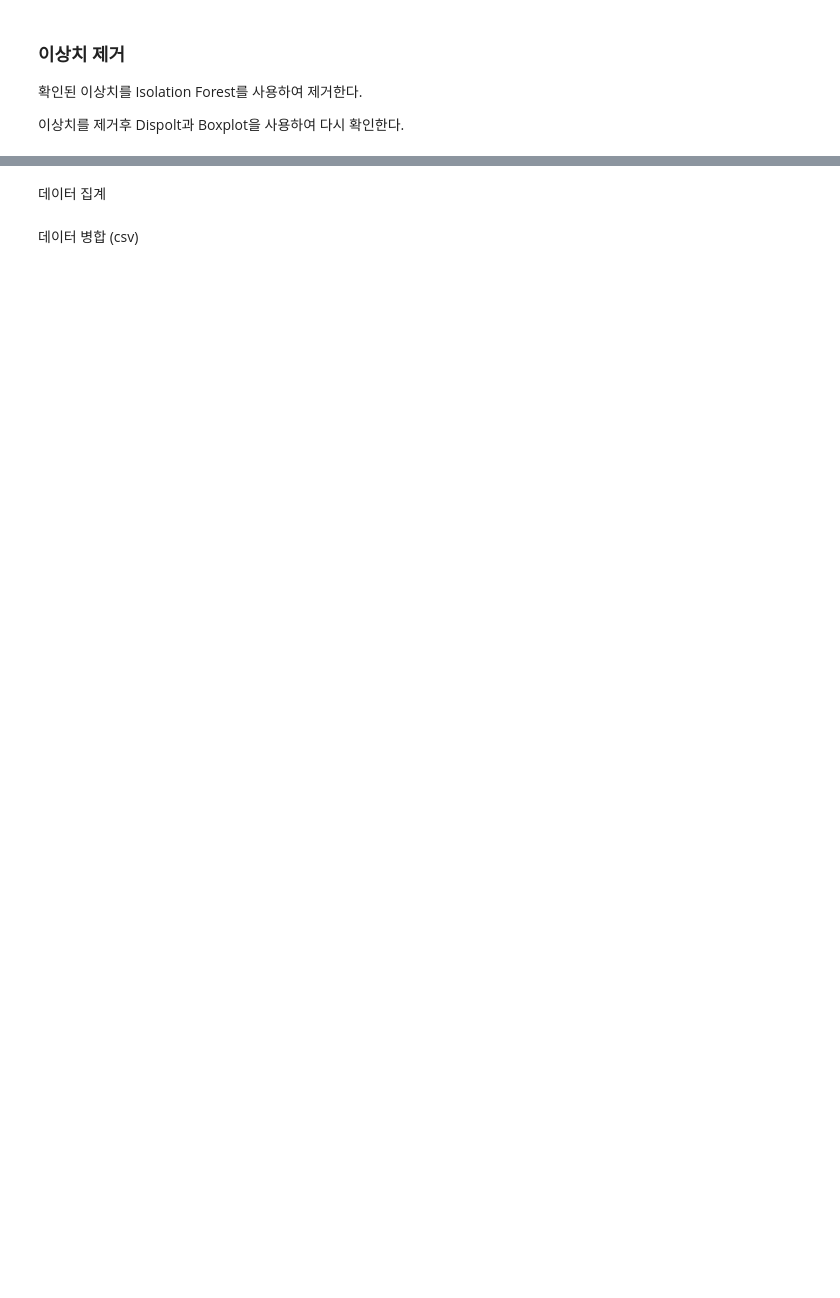
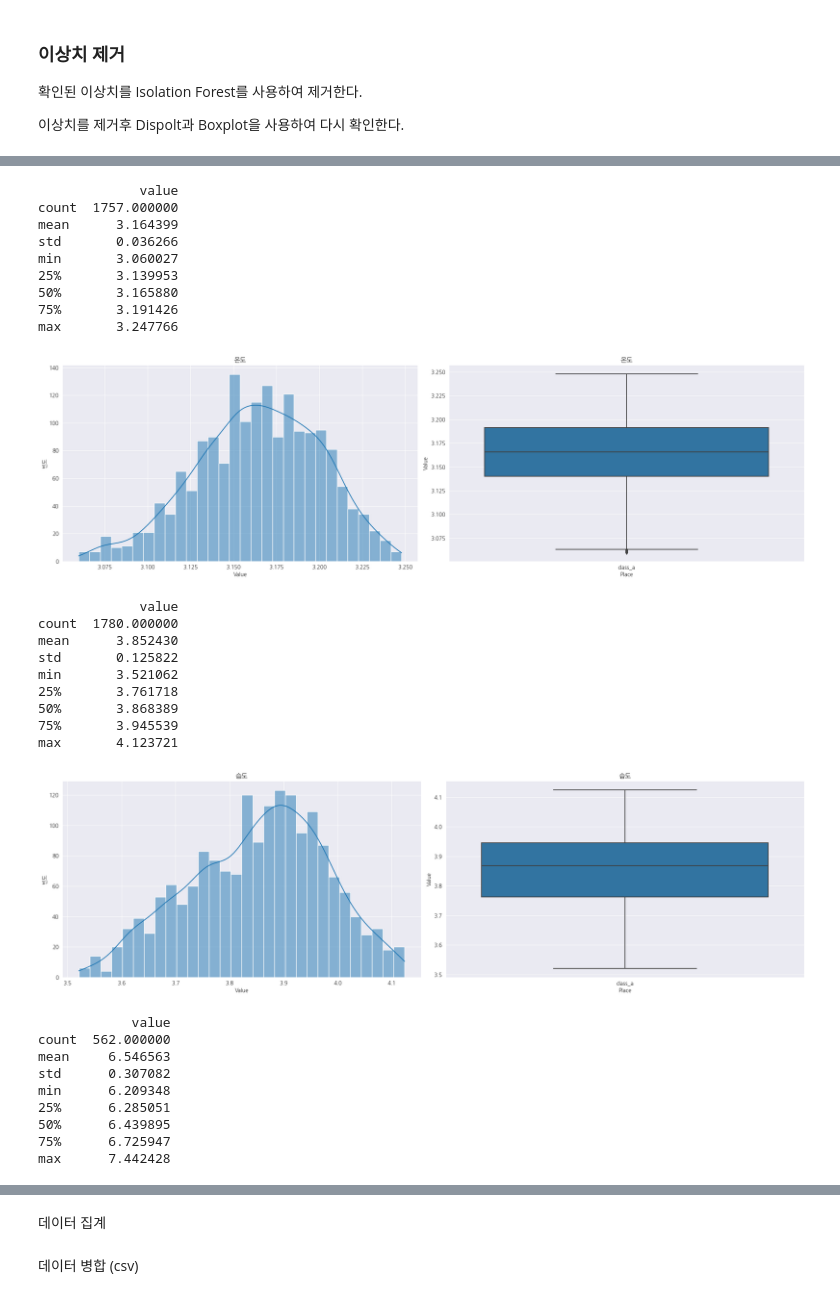
Before and after one commit to Maru375/smoothing_ml2, a Jupyter notebook: 데이터 수집 및 병합.ipynb, the cells around one changed output, grey strips where cells are left out. Drawn from its saved outputs; the diff is of its cells as text; code cells hidden in the pictures; blank space fills up the shorter version.

```diff
--- a/데이터 수집 및 병합.ipynb
+++ b/데이터 수집 및 병합.ipynb
@@ -663,10 +668,3 @@ max       4.330733
 확인된 이상치를 Isolation Forest를 사용하여 제거한다.
 
 이상치를 제거후 Dispolt과 Boxplot을 사용하여 다시 확인한다.
-# %%
-temperature_total_df = detect_outliers_isolation_forest(temperature_total_df)
-co2_total_df = detect_outliers_isolation_forest(co2_total_df)
-humidity_total_df = detect_outliers_isolation_forest(humidity_total_df)
-plot(temperature_total_df, "온도")
-plot(humidity_total_df, "습도")
-plot(co2_total_df, "co2")
@@ -703,0 +671,53 @@ max      6.949315
+# %%
+def remove_iqr_outliers(df):
+    cleaned_df = df.copy()
+
+    # 모든 수치형 컬럼에 대해 이상치 제거 수행
+    for column in cleaned_df.select_dtypes(include=['float64', 'int64']):
+        Q1 = cleaned_df[column].quantile(0.25)
+        Q3 = cleaned_df[column].quantile(0.75)
+        IQR = Q3 - Q1
+        lower_bound = Q1 - 1.5 * IQR
+        upper_bound = Q3 + 1.5 * IQR
+
+        # 이상치가 아닌 데이터만 유지
+        cleaned_df = cleaned_df[(cleaned_df[column] >= lower_bound) & (cleaned_df[column] <= upper_bound)]
+
+    return cleaned_df
+
+temperature_total_df = remove_iqr_outliers(temperature_total_df)
+co2_total_df = remove_iqr_outliers(co2_total_df)
+humidity_total_df = remove_iqr_outliers(humidity_total_df)
+plot(temperature_total_df, "온도")
+plot(humidity_total_df, "습도")
+plot(co2_total_df, "co2")
+# %% [output]
+             value
+count  1757.000000
+mean      3.164399
+std       0.036266
+min       3.060027
+25%       3.139953
+50%       3.165880
+75%       3.191426
+max       3.247766
+[figure, added]
+             value
+count  1780.000000
+mean      3.852430
+std       0.125822
+min       3.521062
+25%       3.761718
+50%       3.868389
+75%       3.945539
+max       4.123721
+[figure, added]
+            value
+count  562.000000
+mean     6.546563
+std      0.307082
+min      6.209348
+25%      6.285051
+50%      6.439895
+75%      6.725947
+max      7.442428
```
Also changed, not shown: parts of 11 cells of this notebook, 42 other files.
